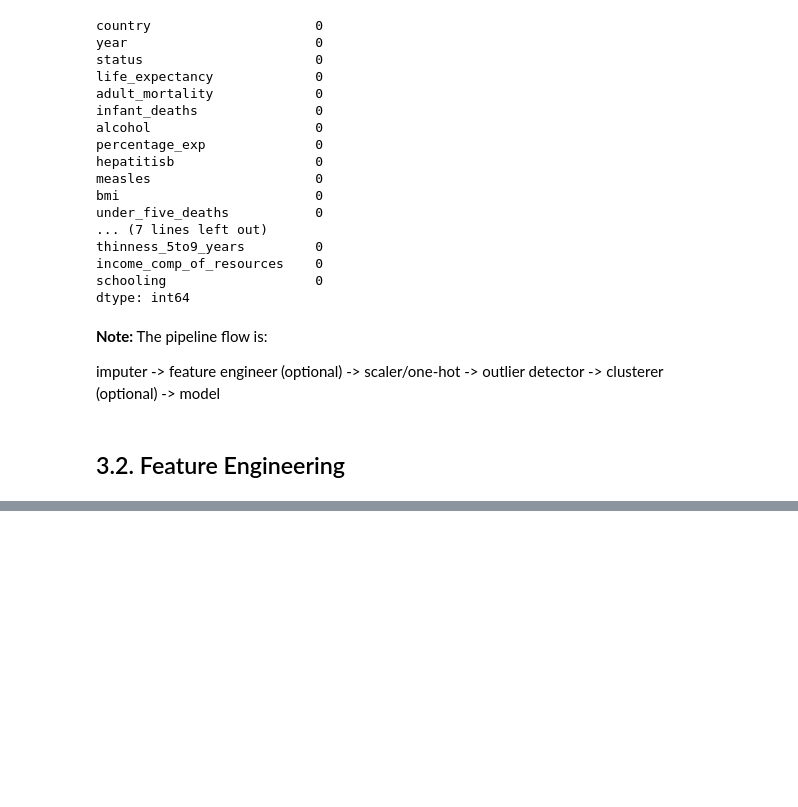
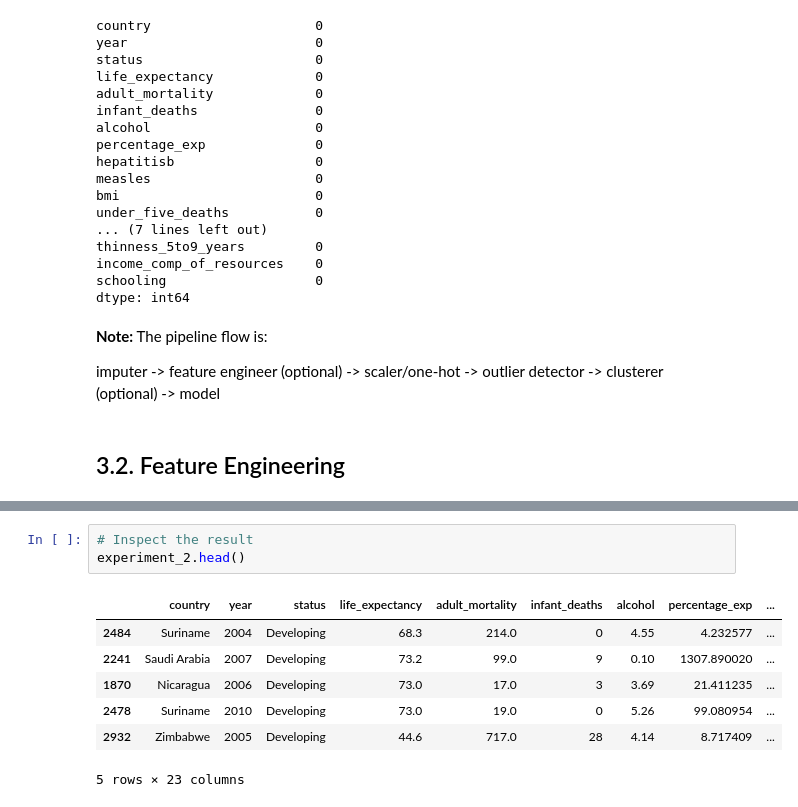
Before and after one commit to minhngt62/ml-life-expectancy, a Jupyter notebook: nguyen_tong_minh/02_machine_learning.ipynb, the cells around one changed output, grey strips where cells are left out. Drawn from its saved outputs; the diff is of its cells as text; blank space fills up the shorter version.

```diff
--- a/nguyen_tong_minh/02_machine_learning.ipynb
+++ b/nguyen_tong_minh/02_machine_learning.ipynb
@@ -285,0 +375,11 @@ imputer -> feature engineer (optional) -> scaler/one-hot -> outlier detector ->
+# %%
+# Inspect the result
+experiment_2.head()
+# %% [output]
+|  | country | year | status | life_expectancy | adult_mortality | infant_deaths | alcohol | percentage_exp | ... |
+| 2484 | Suriname | 2004 | Developing | 68.3 | 214.0 | 0 | 4.55 | 4.232577 | ... |
+| 2241 | Saudi Arabia | 2007 | Developing | 73.2 | 99.0 | 9 | 0.10 | 1307.890020 | ... |
+| 1870 | Nicaragua | 2006 | Developing | 73.0 | 17.0 | 3 | 3.69 | 21.411235 | ... |
+| 2478 | Suriname | 2010 | Developing | 73.0 | 19.0 | 0 | 5.26 | 99.080954 | ... |
+| 2932 | Zimbabwe | 2005 | Developing | 44.6 | 717.0 | 28 | 4.14 | 8.717409 | ... |
+5 rows × 23 columns
```
Also changed, not shown: parts of 13 cells of this notebook, 11 other files.
